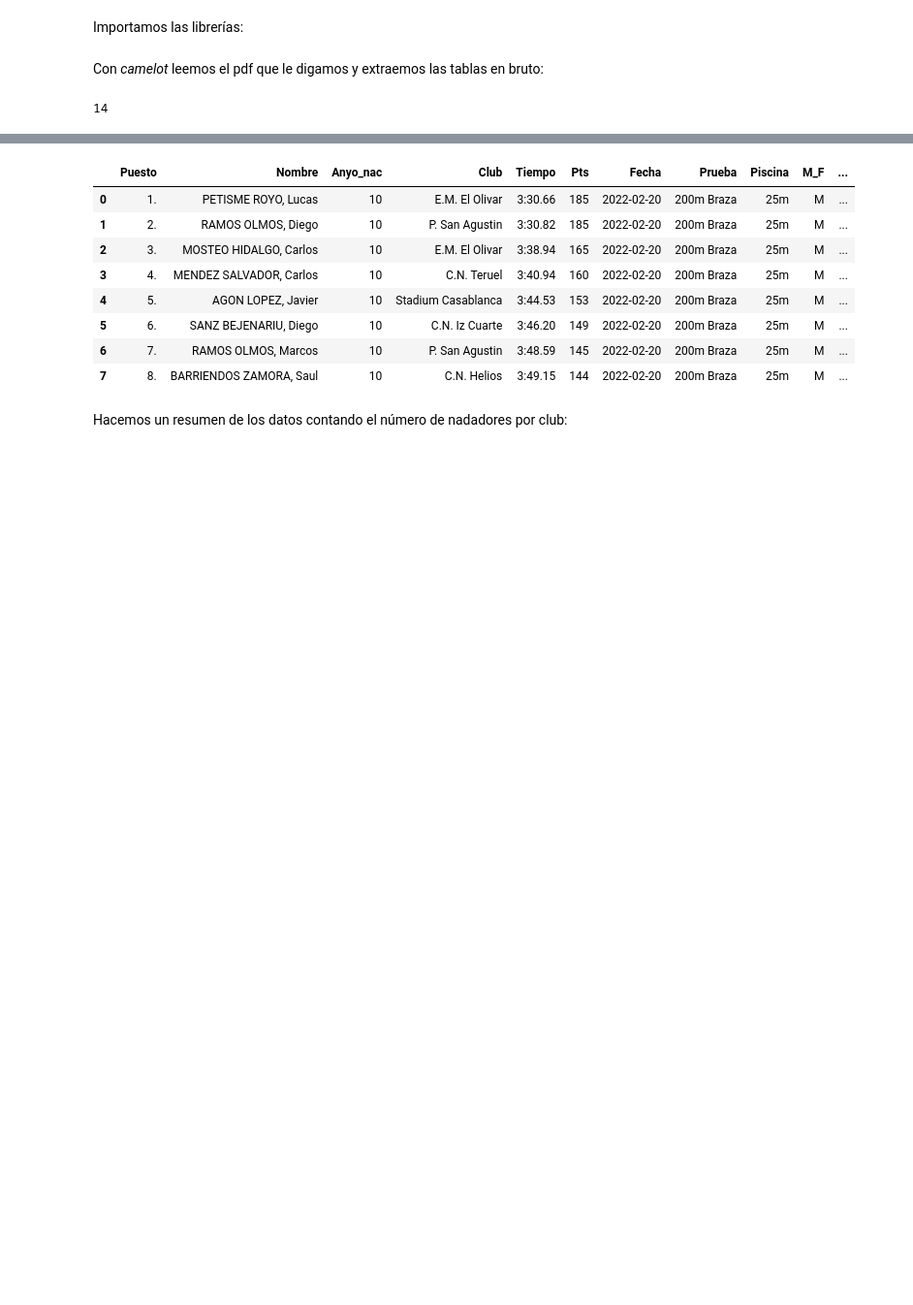
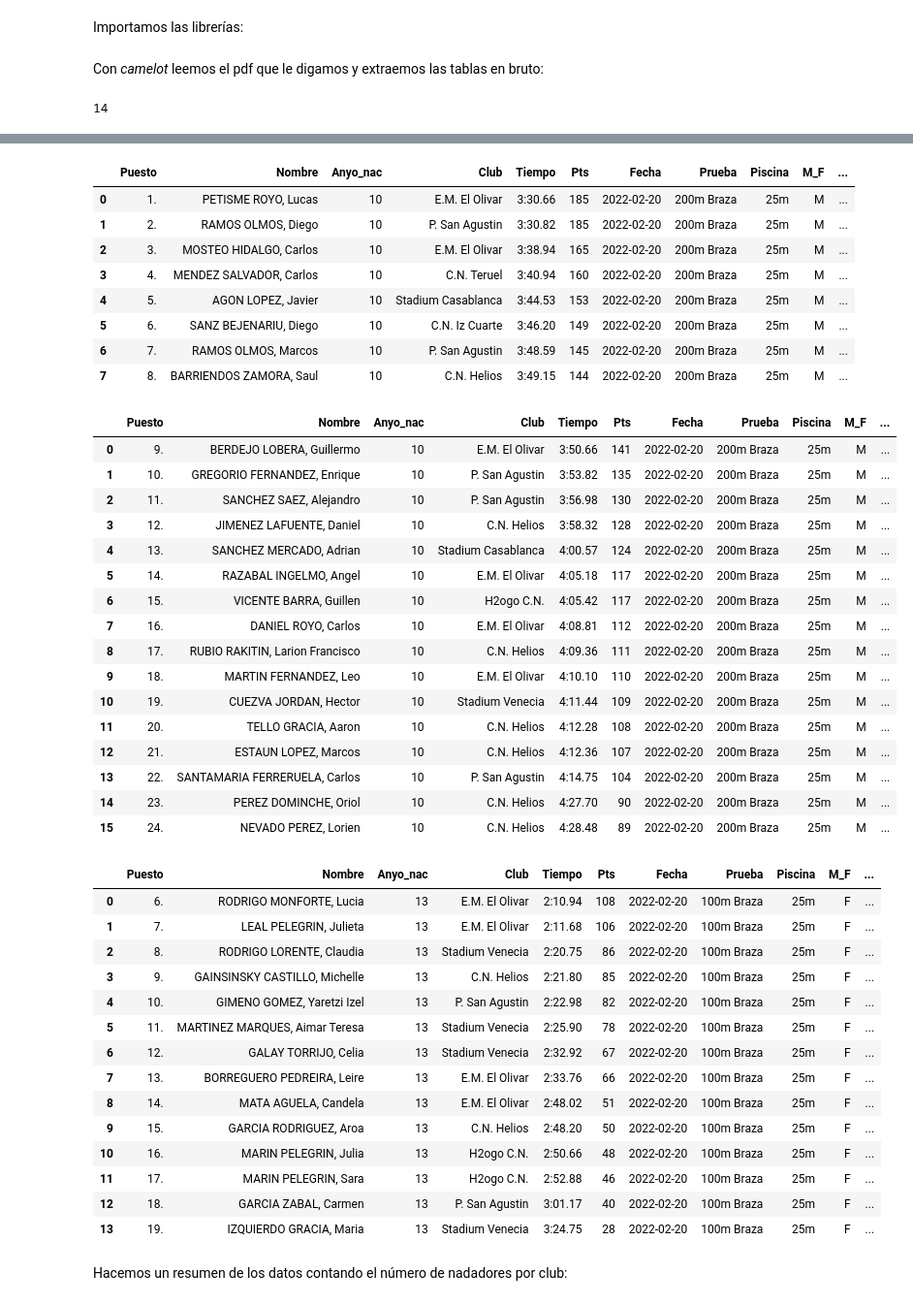
Before and after one commit to crdguez/dashboard_natacion, a Jupyter notebook: importar_datos/importar_datos_20_02_22.ipynb, the cells around one changed output, grey strips where cells are left out. Shown at 97% size. Saved outputs shown, nothing was run; the diff lists cells and outputs as text; code cells hidden in the pictures; blank space fills up the shorter version.

```diff
--- a/importar_datos/importar_datos_20_02_22.ipynb
+++ b/importar_datos/importar_datos_20_02_22.ipynb
@@ -186,7 +186,7 @@ t5[3]=t5[3].replace({'C.N.Helios':'C.N. Helios',
                       })
 
 t5b=tablas[9].df[tablas[9].df[0]!=''][2:]
-t5b=juntar_columnas(juntar_columnas(separar_columna(separar_columna(t5b,0),0,' ').fillna(value=''),1,6),3,4).drop(4,axis=1)
+t5b=juntar_columnas(juntar_columnas(separar_columna(separar_columna(t5b,0),0,' ').fillna(value=''),1,6),3,4).drop(4,axis=1).T.reset_index(drop=True).T
 t5b[1]=t5b[1].replace({'MENDEZSALVADOR, Carlos':'MENDEZ SALVADOR, Carlos',
                        'PETISMEROYO, Lucas':'PETISME ROYO, Lucas',
                      'RAMOS OLMOS,Diego':'RAMOS OLMOS, Diego',
@@ -214,4 +214,31 @@ t5b[3]=t5b[3].replace({'C.N.Helios':'C.N. Helios',
                        'P. SanAgustin':'P. San Agustin',
                       })
 
-t5b
+t6=tablas[10].df[tablas[10].df[0]!=''][2:-4]
+
+t6.loc[13][1]='MARTINEZ MARQUES, Aimar Teresa'
+t6.loc[13][2]='13'
+
+t7 = tablas[11].df[tablas[11].df[0]!=''][2:-1].drop(8,axis=1).T.reset_index(drop=True).T
+t7 = separar_columna(separar_columna(t7,0).fillna(value=''),0,' ').fillna(value='')
+t7 = juntar_columnas(juntar_columnas(t7,1,6),3,4)
+t7[1]=t7[1].replace({'CASTILLOPRADO, Neus':'CASTILLO PRADO, Neus',
+                       'LAMBANGAVE, Ines':'LAMBAN GAVE, Ines',
+                     'SIMON HEREDIA,Ariadna':'SIMON HEREDIA, Ariadna',
+                      'RAZABALINGELMO, Naiara':'RAZABAL INGELMO, Naiara',
+                      'GIMENOMONREAL, Manuela':'GIMENO MONREAL, Manuela',
+                      'PERALESCASAS, Laura':'PERALES CASAS, Laura',
+                     'BARRACHINA ARTAZCOZ,Nahia':'BARRACHINA ARTAZCOZ, Nahia',
+                      'ALONSOMORA,Naiara':'ALONSO MORA, Naiara',
+                     'RAZABALINGELMO, Anahi':'RAZABAL INGELMO, Anahi',
+                     'ORTEGAFRAGOSO, Emma':'ORTEGA FRAGOSO, Emma',
+                     'RASAL ALVAREZ,Maria':'RASAL ALVAREZ, Maria',
+                     'CEBRIANPUEYO, Carolina':'CEBRIAN PUEYO, Carolina',
+                     'ROMEROLORENTE, Paula':'ROMERO LORENTE, Paula',
+                     'SIMONHEREDIA, Ariadna':'SIMON HEREDIA, Ariadna',
+
+                      })
+t7[3]=t7[3].replace({'C.N.Helios':'C.N. Helios',
+                       'P. SanAgustin':'P. San Agustin',
+                      })
+t7
@@ -236,7 +281,8 @@ tabla_a_datos(t4, fila_datos = 0, fecha=fecha, prueba='100m Braza', m_f='M', tip
 tabla_a_datos(t4b, fila_datos = 0, fecha=fecha, prueba='100m Braza', m_f='M', tipo=1, competicion=competicion, lugar= lugar),
 tabla_a_datos(t4c, fila_datos = 0, fecha=fecha, prueba='100m Braza', m_f='M', tipo=1, competicion=competicion, lugar= lugar),
 tabla_a_datos(t5, fila_datos = 0, fecha=fecha, prueba='200m Braza', m_f='M', tipo=1, competicion=competicion, lugar= lugar),
-# tabla_a_datos(t5b, fila_datos = 0, fecha=fecha, prueba='200m Braza', m_f='M', tipo=1, competicion=competicion, lugar= lugar),
+tabla_a_datos(t5b, fila_datos = 0, fecha=fecha, prueba='200m Braza', m_f='M', tipo=1, competicion=competicion, lugar= lugar),
+tabla_a_datos(t6, fila_datos = 0, fecha=fecha, prueba='100m Braza', m_f='F', tipo=1, competicion=competicion, lugar= lugar),
 
  ]
 
@@ -343,33 +389,65 @@ campos_calculados(pd.concat(lista_df)).to_csv('competicion_'+competicion+'.csv',
 | 3 | 4. | SERRABLO HUESO, Diego | 11 | Stadium Venecia | 1:44.04 | 150 | 2022-02-20 | 100m Braza | 25m | M | ... |
 | 4 | 5. | BESCOS RODRIGUEZ, Jesus | 11 | E.M. El Olivar | 1:46.33 | 140 | 2022-02-20 | 100m Braza | 25m | M | ... |
 | 5 | 6. | MARTINEZ ANTUNEZ, Roman | 11 | Stadium Venecia | 1:46.79 | 139 | 2022-02-20 | 100m Braza | 25m | M | ... |
 | 6 | 7. | RODRIGUEZ ARTIEDA, Marcelo | 11 | C.N. Helios | 1:48.18 | 133 | 2022-02-20 | 100m Braza | 25m | M | ... |
 | 7 | 8. | TATARU, Adrian Stefan | 11 | E.M. El Olivar | 1:48.20 | 133 | 2022-02-20 | 100m Braza | 25m | M | ... |
 | 8 | 9. | MODREGO MARQUETA, Alejandro | 11 | Stadium Venecia | 1:48.23 | 133 | 2022-02-20 | 100m Braza | 25m | M | ... |
 |  | Puesto | Nombre | Anyo_nac | Club | Tiempo | Pts | Fecha | Prueba | Piscina | M_F | ... |
 | 0 | 10. | LOPEZ VELEZ, Marcos | 11 | E.M. El Olivar | 1:48.31 | 133 | 2022-02-20 | 100m Braza | 25m | M | ... |
 | 1 | 11. | BEAMONTE MARTIN, Diego | 11 | P. San Agustin | 1:52.44 | 119 | 2022-02-20 | 100m Braza | 25m | M | ... |
 |  | Puesto | Nombre | Anyo_nac | Club | Tiempo | Pts | Fecha | Prueba | Piscina | M_F | ... |
 | 0 | 12. | ANTONENKO ANTONENKO, Yehor | 11 | H2ogo C.N. | 1:56.75 | 106 | 2022-02-20 | 100m Braza | 25m | M | ... |
 | 1 | 13. | SANCHO GRAUS, Bruno | 11 | E.M. El Olivar | 1:56.89 | 106 | 2022-02-20 | 100m Braza | 25m | M | ... |
 | 2 | 14. | ROMERO SANTOS, Kilian | 11 | C.N. Helios | 2:01.41 | 94 | 2022-02-20 | 100m Braza | 25m | M | ... |
 | 3 | 15. | BELTRAN VIEJO, Arturo | 11 | E.M. El Olivar | 2:02.82 | 91 | 2022-02-20 | 100m Braza | 25m | M | ... |
 | 4 | 16. | ANGUAS FELIZ, Aquiles | 11 | E.M. El Olivar | 2:03.57 | 89 | 2022-02-20 | 100m Braza | 25m | M | ... |
 | 5 | 17. | ALCALDE MARTINEZ, Martin | 11 | C.N. Helios | 2:05.69 | 85 | 2022-02-20 | 100m Braza | 25m | M | ... |
 | 6 | 18. | NAVARRO PARDOS, Francisco | 11 | H2ogo C.N. | 2:06.50 | 83 | 2022-02-20 | 100m Braza | 25m | M | ... |
 | 7 | 19. | PELEGRIN RUIZ, Raul | 11 | C.N. Helios | 2:06.51 | 83 | 2022-02-20 | 100m Braza | 25m | M | ... |
 | 8 | 20. | BORROY SANCHEZ, Martin | 11 | Stadium Casablanca | 2:17.94 | 64 | 2022-02-20 | 100m Braza | 25m | M | ... |
 | 9 | 21. | BARCELONA PERALES, Beltran | 11 | E.M. El Olivar | 2:18.03 | 64 | 2022-02-20 | 100m Braza | 25m | M | ... |
 | 10 | 22. | QUINTANILLA CARBAJO, Amaro | 11 | H2ogo C.N. | 2:31.26 | 48 | 2022-02-20 | 100m Braza | 25m | M | ... |
 |  | Puesto | Nombre | Anyo_nac | Club | Tiempo | Pts | Fecha | Prueba | Piscina | M_F | ... |
 | 0 | 1. | PETISME ROYO, Lucas | 10 | E.M. El Olivar | 3:30.66 | 185 | 2022-02-20 | 200m Braza | 25m | M | ... |
 | 1 | 2. | RAMOS OLMOS, Diego | 10 | P. San Agustin | 3:30.82 | 185 | 2022-02-20 | 200m Braza | 25m | M | ... |
 | 2 | 3. | MOSTEO HIDALGO, Carlos | 10 | E.M. El Olivar | 3:38.94 | 165 | 2022-02-20 | 200m Braza | 25m | M | ... |
 | 3 | 4. | MENDEZ SALVADOR, Carlos | 10 | C.N. Teruel | 3:40.94 | 160 | 2022-02-20 | 200m Braza | 25m | M | ... |
 | 4 | 5. | AGON LOPEZ, Javier | 10 | Stadium Casablanca | 3:44.53 | 153 | 2022-02-20 | 200m Braza | 25m | M | ... |
 | 5 | 6. | SANZ BEJENARIU, Diego | 10 | C.N. Iz Cuarte | 3:46.20 | 149 | 2022-02-20 | 200m Braza | 25m | M | ... |
 | 6 | 7. | RAMOS OLMOS, Marcos | 10 | P. San Agustin | 3:48.59 | 145 | 2022-02-20 | 200m Braza | 25m | M | ... |
 | 7 | 8. | BARRIENDOS ZAMORA, Saul | 10 | C.N. Helios | 3:49.15 | 144 | 2022-02-20 | 200m Braza | 25m | M | ... |
+|  | Puesto | Nombre | Anyo_nac | Club | Tiempo | Pts | Fecha | Prueba | Piscina | M_F | ... |
+| 0 | 9. | BERDEJO LOBERA, Guillermo | 10 | E.M. El Olivar | 3:50.66 | 141 | 2022-02-20 | 200m Braza | 25m | M | ... |
+| 1 | 10. | GREGORIO FERNANDEZ, Enrique | 10 | P. San Agustin | 3:53.82 | 135 | 2022-02-20 | 200m Braza | 25m | M | ... |
+| 2 | 11. | SANCHEZ SAEZ, Alejandro | 10 | P. San Agustin | 3:56.98 | 130 | 2022-02-20 | 200m Braza | 25m | M | ... |
+| 3 | 12. | JIMENEZ LAFUENTE, Daniel | 10 | C.N. Helios | 3:58.32 | 128 | 2022-02-20 | 200m Braza | 25m | M | ... |
+| 4 | 13. | SANCHEZ MERCADO, Adrian | 10 | Stadium Casablanca | 4:00.57 | 124 | 2022-02-20 | 200m Braza | 25m | M | ... |
+| 5 | 14. | RAZABAL INGELMO, Angel | 10 | E.M. El Olivar | 4:05.18 | 117 | 2022-02-20 | 200m Braza | 25m | M | ... |
+| 6 | 15. | VICENTE BARRA, Guillen | 10 | H2ogo C.N. | 4:05.42 | 117 | 2022-02-20 | 200m Braza | 25m | M | ... |
+| 7 | 16. | DANIEL ROYO, Carlos | 10 | E.M. El Olivar | 4:08.81 | 112 | 2022-02-20 | 200m Braza | 25m | M | ... |
+| 8 | 17. | RUBIO RAKITIN, Larion Francisco | 10 | C.N. Helios | 4:09.36 | 111 | 2022-02-20 | 200m Braza | 25m | M | ... |
+| 9 | 18. | MARTIN FERNANDEZ, Leo | 10 | E.M. El Olivar | 4:10.10 | 110 | 2022-02-20 | 200m Braza | 25m | M | ... |
+| 10 | 19. | CUEZVA JORDAN, Hector | 10 | Stadium Venecia | 4:11.44 | 109 | 2022-02-20 | 200m Braza | 25m | M | ... |
+| 11 | 20. | TELLO GRACIA, Aaron | 10 | C.N. Helios | 4:12.28 | 108 | 2022-02-20 | 200m Braza | 25m | M | ... |
+| 12 | 21. | ESTAUN LOPEZ, Marcos | 10 | C.N. Helios | 4:12.36 | 107 | 2022-02-20 | 200m Braza | 25m | M | ... |
+| 13 | 22. | SANTAMARIA FERRERUELA, Carlos | 10 | P. San Agustin | 4:14.75 | 104 | 2022-02-20 | 200m Braza | 25m | M | ... |
+| 14 | 23. | PEREZ DOMINCHE, Oriol | 10 | C.N. Helios | 4:27.70 | 90 | 2022-02-20 | 200m Braza | 25m | M | ... |
+| 15 | 24. | NEVADO PEREZ, Lorien | 10 | C.N. Helios | 4:28.48 | 89 | 2022-02-20 | 200m Braza | 25m | M | ... |
+|  | Puesto | Nombre | Anyo_nac | Club | Tiempo | Pts | Fecha | Prueba | Piscina | M_F | ... |
+| 0 | 6. | RODRIGO MONFORTE, Lucia | 13 | E.M. El Olivar | 2:10.94 | 108 | 2022-02-20 | 100m Braza | 25m | F | ... |
+| 1 | 7. | LEAL PELEGRIN, Julieta | 13 | E.M. El Olivar | 2:11.68 | 106 | 2022-02-20 | 100m Braza | 25m | F | ... |
+| 2 | 8. | RODRIGO LORENTE, Claudia | 13 | Stadium Venecia | 2:20.75 | 86 | 2022-02-20 | 100m Braza | 25m | F | ... |
+| 3 | 9. | GAINSINSKY CASTILLO, Michelle | 13 | C.N. Helios | 2:21.80 | 85 | 2022-02-20 | 100m Braza | 25m | F | ... |
+| 4 | 10. | GIMENO GOMEZ, Yaretzi Izel | 13 | P. San Agustin | 2:22.98 | 82 | 2022-02-20 | 100m Braza | 25m | F | ... |
+| 5 | 11. | MARTINEZ MARQUES, Aimar Teresa | 13 | Stadium Venecia | 2:25.90 | 78 | 2022-02-20 | 100m Braza | 25m | F | ... |
+| 6 | 12. | GALAY TORRIJO, Celia | 13 | Stadium Venecia | 2:32.92 | 67 | 2022-02-20 | 100m Braza | 25m | F | ... |
+| 7 | 13. | BORREGUERO PEDREIRA, Leire | 13 | E.M. El Olivar | 2:33.76 | 66 | 2022-02-20 | 100m Braza | 25m | F | ... |
+| 8 | 14. | MATA AGUELA, Candela | 13 | E.M. El Olivar | 2:48.02 | 51 | 2022-02-20 | 100m Braza | 25m | F | ... |
+| 9 | 15. | GARCIA RODRIGUEZ, Aroa | 13 | C.N. Helios | 2:48.20 | 50 | 2022-02-20 | 100m Braza | 25m | F | ... |
+| 10 | 16. | MARIN PELEGRIN, Julia | 13 | H2ogo C.N. | 2:50.66 | 48 | 2022-02-20 | 100m Braza | 25m | F | ... |
+| 11 | 17. | MARIN PELEGRIN, Sara | 13 | H2ogo C.N. | 2:52.88 | 46 | 2022-02-20 | 100m Braza | 25m | F | ... |
+| 12 | 18. | GARCIA ZABAL, Carmen | 13 | P. San Agustin | 3:01.17 | 40 | 2022-02-20 | 100m Braza | 25m | F | ... |
+| 13 | 19. | IZQUIERDO GRACIA, Maria | 13 | Stadium Venecia | 3:24.75 | 28 | 2022-02-20 | 100m Braza | 25m | F | ... |
 # %% [markdown]
 Hacemos un resumen de los datos contando el número de nadadores por club:
 # %%
```
Also changed, not shown: parts of 4 cells of this notebook, 2 other files.
